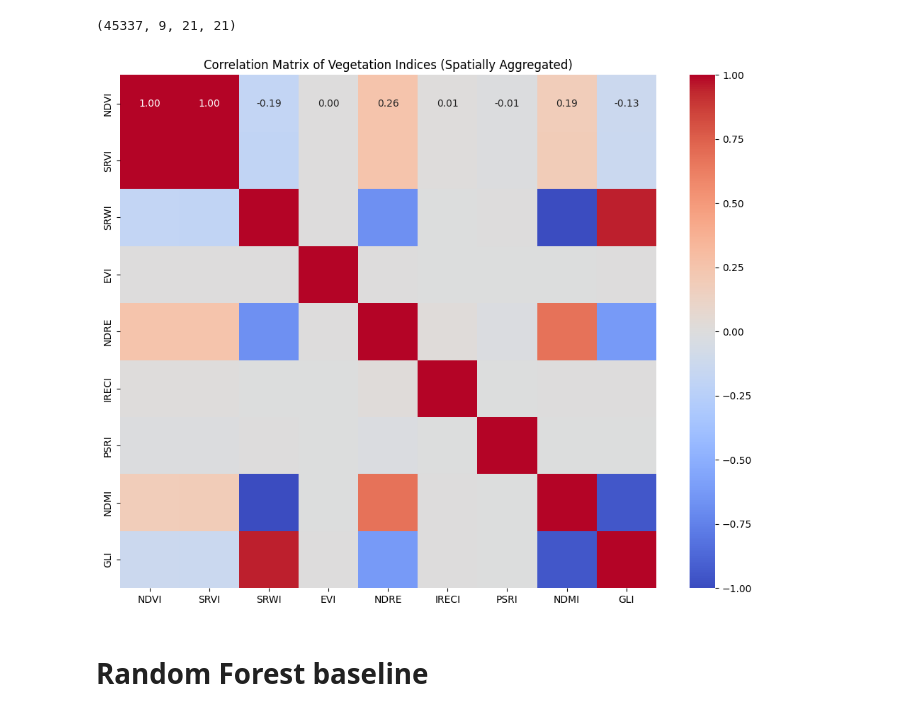
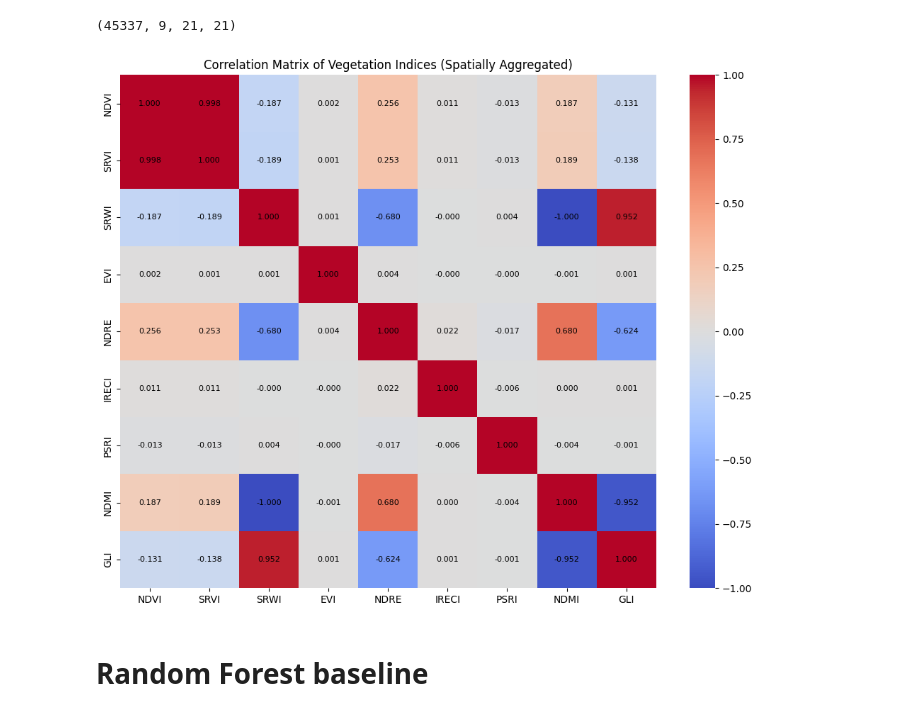
Before and after one commit to m-uceda/BIP2026, a Jupyter notebook: model/model_comp.ipynb, the cells around one changed output. Cells and saved outputs as stored; diff of their text form; code cells hidden in the pictures.

```diff
--- a/model/model_comp.ipynb
+++ b/model/model_comp.ipynb
@@ -279,18 +281,34 @@ def compute_correlation_matrix(X: np.ndarray) -> np.ndarray:
 # %%
 # Load maps
 X_train_maps = np.load(os.path.join(CACHE_DIR, "X_train_visi_visi_maps.npy"), allow_pickle=False)
 
 # Compute correlation
 corr = compute_correlation_matrix(X_train_maps)
 
-# Plot
 plt.figure(figsize=(10, 8))
-sns.heatmap(corr, annot=True, fmt='.2f', cmap='coolwarm', center=0,
-            xticklabels=['NDVI', 'SRVI', 'SRWI', 'EVI', 'NDRE', 'IRECI', 'PSRI', 'NDMI', 'GLI'],
-            yticklabels=['NDVI', 'SRVI', 'SRWI', 'EVI', 'NDRE', 'IRECI', 'PSRI', 'NDMI', 'GLI'])
+
+ax = sns.heatmap(
+    corr,
+    cmap='coolwarm',
+    center=0,
+    xticklabels=['NDVI', 'SRVI', 'SRWI', 'EVI', 'NDRE', 'IRECI', 'PSRI', 'NDMI', 'GLI'],
+    yticklabels=['NDVI', 'SRVI', 'SRWI', 'EVI', 'NDRE', 'IRECI', 'PSRI', 'NDMI', 'GLI']
+)
+
+# 🔹 Manually add numbers to each cell
+for i in range(corr.shape[0]):        # rows
+    for j in range(corr.shape[1]):    # columns
+        ax.text(
+            j + 0.5,                 # x position (center of cell)
+            i + 0.5,                 # y position (center of cell)
+            f"{corr[i, j]:.3f}",     # text
+            ha='center',
+            va='center',
+            fontsize=8
+        )
+
 plt.title("Correlation Matrix of Vegetation Indices (Spatially Aggregated)")
 plt.tight_layout()
-plt.savefig("vi_correlation_heatmap.png", dpi=150)
 plt.show()
 # %% [output]
-[figure, old version]
+[figure, new version]
```
Also changed, not shown: parts of 16 cells of this notebook, 2 other files.
